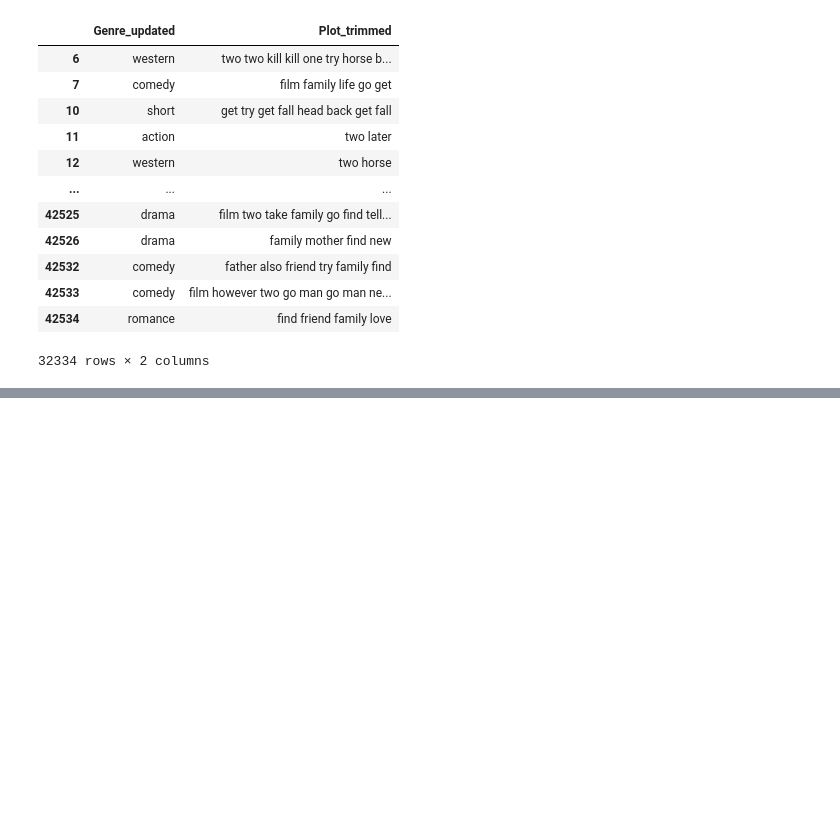
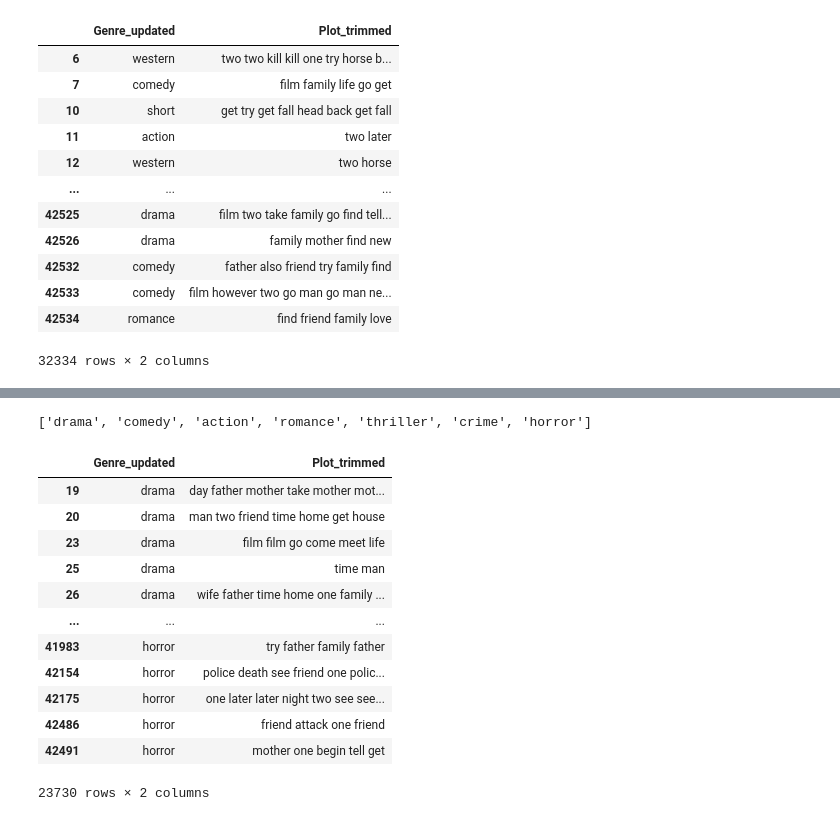
Before and after one commit to erickeagle/Wikipedia-Movies-Data-EDA-NLP-Redcommendation-System-, a Jupyter notebook: On_unique_plot_value.ipynb, the cells around one changed output, grey strips where cells are left out. Drawn from its saved outputs; the diff is of its cells as text; code cells hidden in the pictures; blank space fills up the shorter version.

```diff
--- a/On_unique_plot_value.ipynb
+++ b/On_unique_plot_value.ipynb
@@ -193,0 +217,9 @@ data
+# %%
+dax=df['Genre_updated'].value_counts().rename_axis('Genres_updated').reset_index(name='counts')
+choices = [i for i in dax['Genres_updated'].to_list() if len(i.split())<2][0:18]
+# %%
+choices_final=[row['Genres_updated'] for i,row in dax.iterrows() if row['Genres_updated'] in choices if row['counts']>1000]
+# %%
+choices_final
+# %% [output]
+['drama', 'comedy', 'action', 'romance', 'thriller', 'crime', 'horror']
@@ -193,0 +230,16 @@ data
+# %%
+data1
+# %% [output]
+|  | Genre_updated | Plot_trimmed |
+| 19 | drama | day father mother take mother mot... |
+| 20 | drama | man two friend time home get house |
+| 23 | drama | film film go come meet life |
+| 25 | drama | time man |
+| 26 | drama | wife father time home one family ... |
+| ... | ... | ... |
+| 41983 | horror | try father family father |
+| 42154 | horror | police death see friend one polic... |
+| 42175 | horror | one later later night two see see... |
+| 42486 | horror | friend attack one friend |
+| 42491 | horror | mother one begin tell get |
+23730 rows × 2 columns
```
Also changed, not shown: parts of 26 cells of this notebook, 2 other files.
